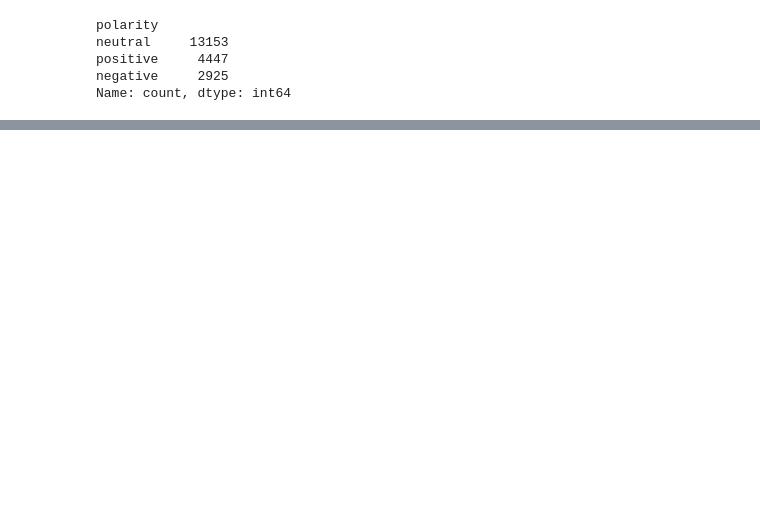
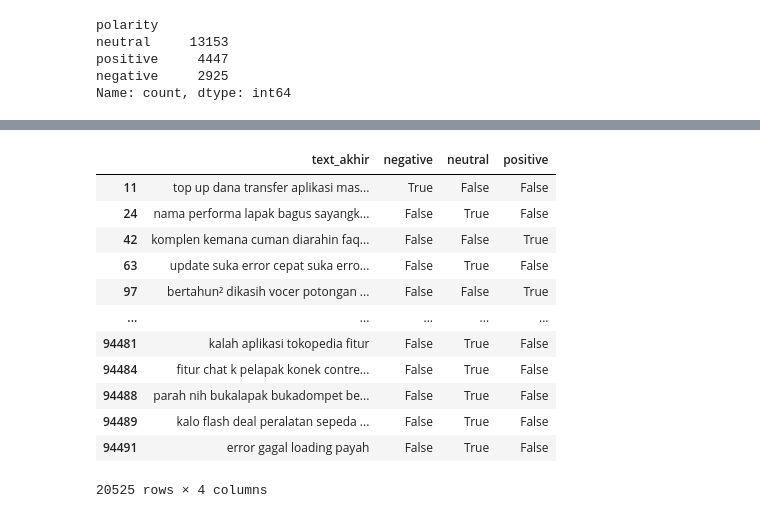
Before and after one commit to gandhi-wibowo/analisi-sentimen-dicoding, a Jupyter notebook: submission.ipynb, the cells around one changed output, grey strips where cells are left out. Cells and saved outputs as stored; diff of their text form; code cells hidden in the pictures; blank space fills up the shorter version.

```diff
--- a/submission.ipynb
+++ b/submission.ipynb
@@ -384,0 +311,25 @@ Random Forest - accuracy_test: 0.6531059683313033
+# %%
+#create one hot encoding for column polarity label
+category = pd.get_dummies(clean_df_app_reviews.polarity)
+
+#concat result from one hot encoding
+new_df_app_reviews = pd.concat([clean_df_app_reviews,category],axis=1)
+
+#drop unused column label
+new_df_app_reviews = new_df_app_reviews.drop(columns=["content","text_clean","text_casefoldingText","text_slangwords","text_tokenizingText","text_stopword","polarity_score","polarity"])
+
+new_df_app_reviews
+# %% [output]
+|  | text_akhir | negative | neutral | positive |
+| 11 | top up dana transfer aplikasi mas... | True | False | False |
+| 24 | nama performa lapak bagus sayangk... | False | True | False |
+| 42 | komplen kemana cuman diarahin faq... | False | False | True |
+| 63 | update suka error cepat suka erro... | False | True | False |
+| 97 | bertahun² dikasih vocer potongan ... | False | False | True |
+| ... | ... | ... | ... | ... |
+| 94481 | kalah aplikasi tokopedia fitur | False | True | False |
+| 94484 | fitur chat k pelapak konek contre... | False | True | False |
+| 94488 | parah nih bukalapak bukadompet be... | False | True | False |
+| 94489 | kalo flash deal peralatan sepeda ... | False | True | False |
+| 94491 | error gagal loading payah | False | True | False |
+20525 rows × 4 columns
```
Also changed, not shown: parts of 13 cells of this notebook, 1 other file.
